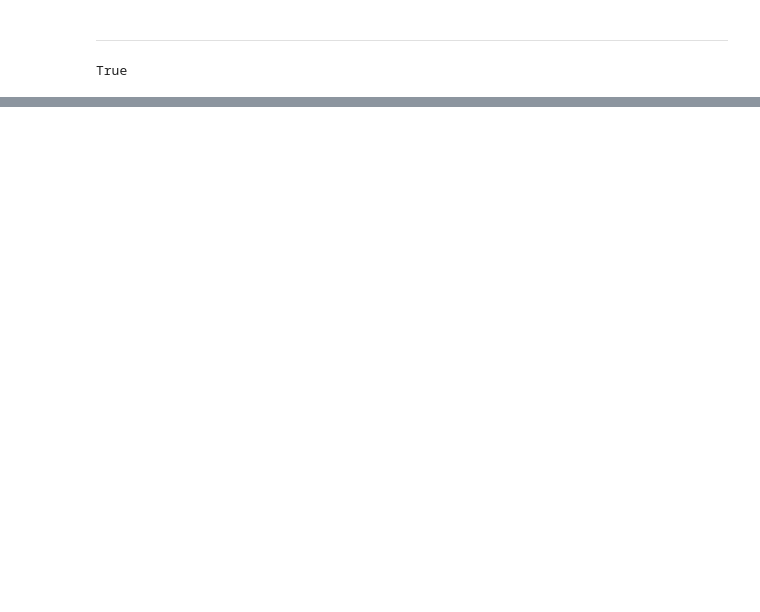
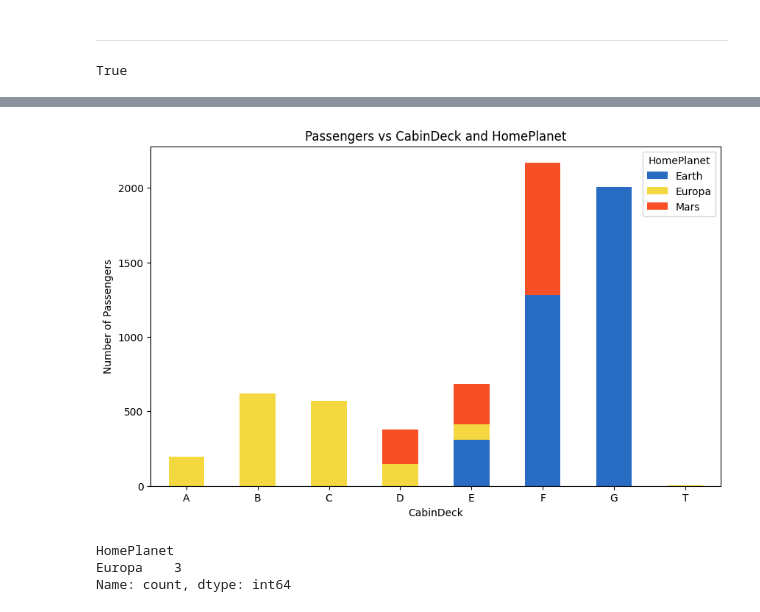
Before and after one commit to mhenriqueof/nn-classification-spaceship-titanic, a Jupyter notebook: notebooks/01_preprocessing.ipynb, the cells around one changed output, grey strips where cells are left out. Cells and saved outputs as stored; diff of their text form; code cells hidden in the pictures; blank space fills up the shorter version.

```diff
--- a/notebooks/01_preprocessing.ipynb
+++ b/notebooks/01_preprocessing.ipynb
@@ -520,0 +549,18 @@ True
+# %%
+deck_planet_counts = df.groupby(["CabinDeck", "HomePlanet"]).size().unstack(fill_value=0)
+deck_planet_counts.plot(kind="bar", stacked=True, figsize=(10, 6), color=["#296CC4", "#F3D83F", "#F75027"])
+
+plt.title("Passengers vs CabinDeck and HomePlanet")
+plt.xlabel("CabinDeck")
+plt.ylabel("Number of Passengers")
+plt.legend(title="HomePlanet")
+plt.xticks(rotation=0)
+plt.show()
+# %% [output]
+[figure, added]
+# %%
+df.query("CabinDeck == 'T'")['HomePlanet'].value_counts()
+# %% [output]
+HomePlanet
+Europa    3
+Name: count, dtype: int64
```
Also changed, not shown: parts of 34 cells of this notebook, 1 other file.
